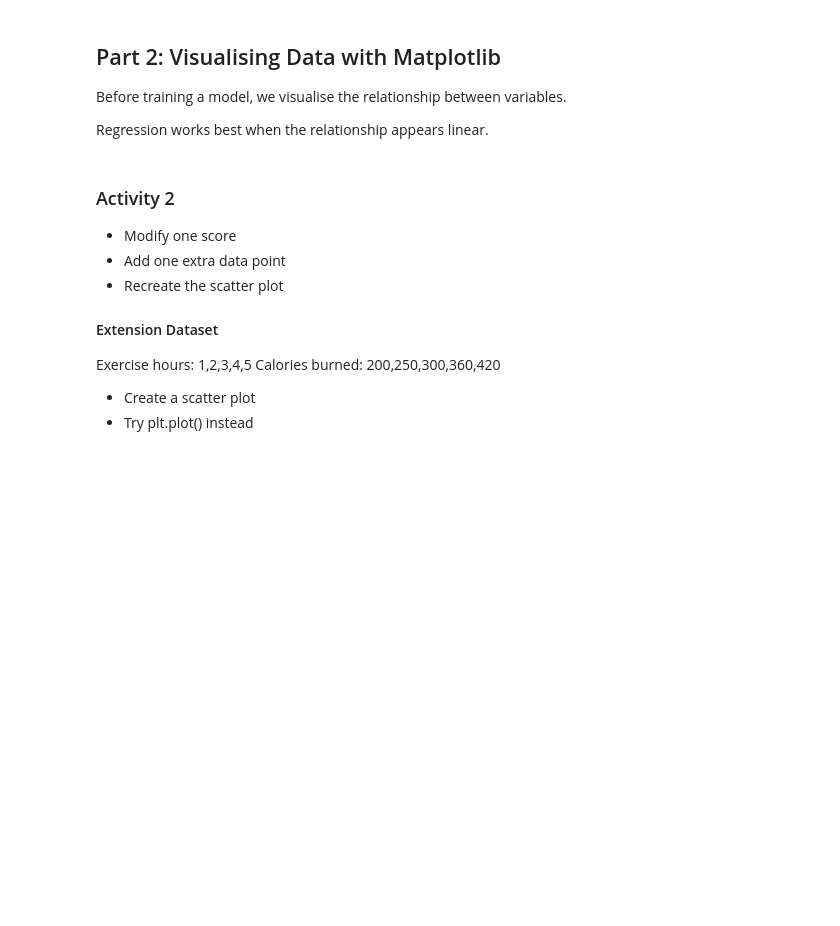
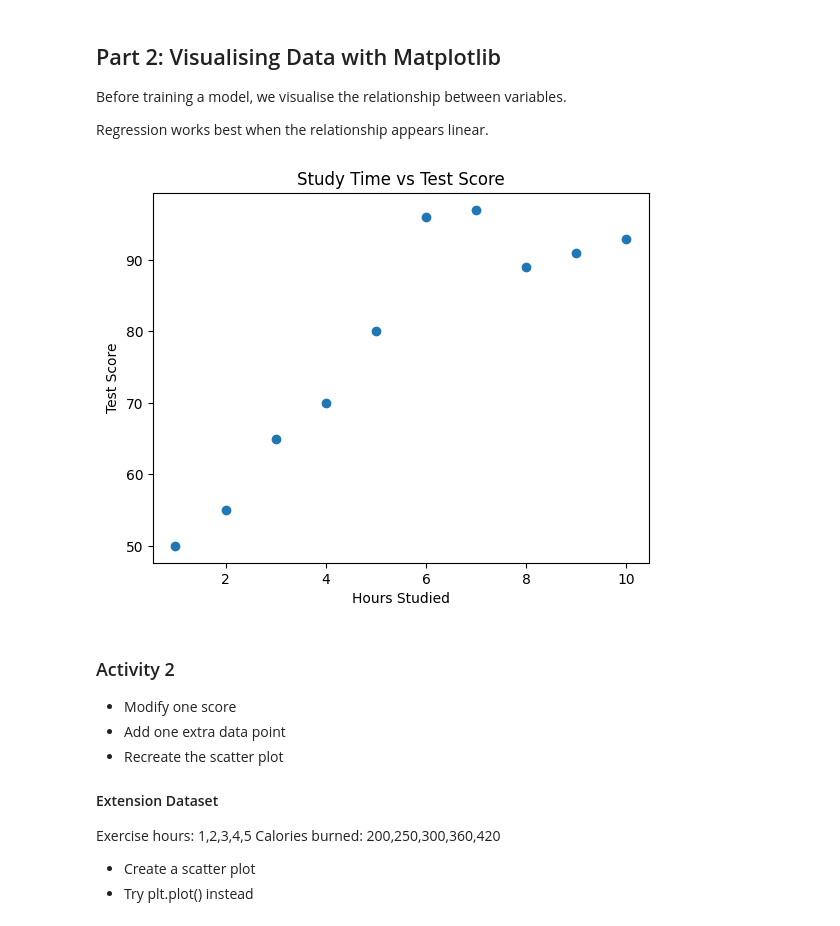
Before and after one commit to ryryashy7/automaton, a Jupyter notebook: Lesson_1_Foundations_of_Regression.ipynb, the cells around one changed output. Cells and saved outputs as stored; diff of their text form; code cells hidden in the pictures; blank space fills up the shorter version.

```diff
--- a/Lesson_1_Foundations_of_Regression.ipynb
+++ b/Lesson_1_Foundations_of_Regression.ipynb
@@ -31,7 +31,7 @@ Vectorised operations allow us to apply calculations to entire datasets at once.
 # %%
 import numpy as np
 
-hours = np.array([1, 2, 3, 4, 5])
+hours = np.array([1, 2, 3, 4, 5, 6, 7, 8, 9, 10])
 print(hours)
 
 print('Add 2 hours:', hours + 2)
@@ -56,13 +60,15 @@ Regression works best when the relationship appears linear.
 # %%
 import matplotlib.pyplot as plt
 
-scores = np.array([50, 55, 65, 70, 80])
+scores = np.array([50, 55, 65, 70, 80, 96, 97, 89, 91, 93])
 
 plt.scatter(hours, scores)
 plt.xlabel('Hours Studied')
 plt.ylabel('Test Score')
 plt.title('Study Time vs Test Score')
 plt.show()
+# %% [output]
+[figure, added]
 # %% [markdown]
 ### Activity 2
 
```
Also changed, not shown: parts of 3 cells of this notebook, 1 other file.
